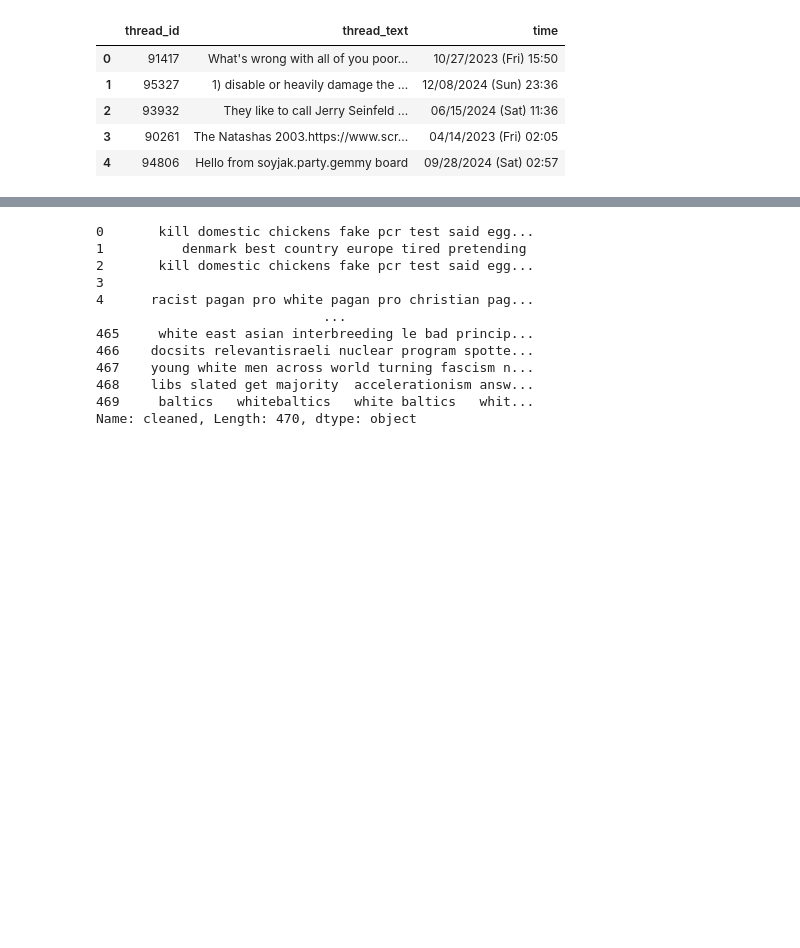
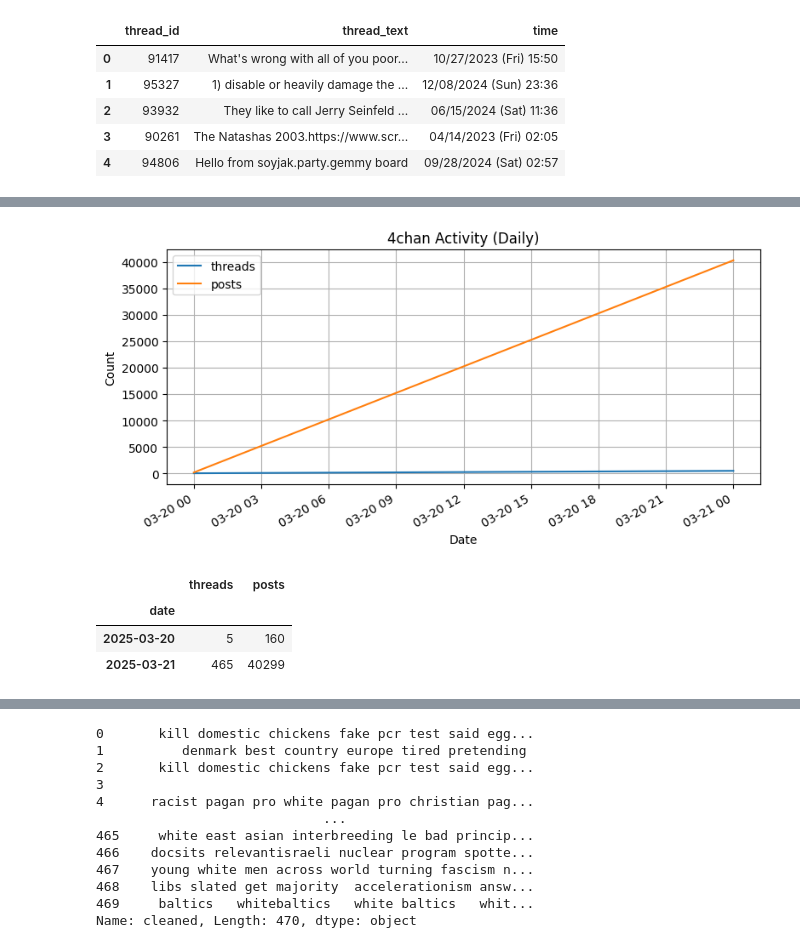
Before and after one commit to Kyrie-Alysa/Data-Forensics, a Jupyter notebook: DataExploration.ipynb, the cells around one changed output, grey strips where cells are left out. Cells and saved outputs as stored; diff of their text form; code cells hidden in the pictures; blank space fills up the shorter version.

```diff
--- a/DataExploration.ipynb
+++ b/DataExploration.ipynb
@@ -82,0 +138,50 @@ chan4_threads['time'] = chan4_threads['time'].str.split('No.').str[0]
+# %%
+import matplotlib.pyplot as plt
+import pandas as pd
+
+def plot_activity_over_time(threads_df, posts_df, time_col='time', freq='D', title="Activity Over Time"):
+    """
+    Plots number of threads and posts over time.
+
+    Parameters:
+        threads_df (pd.DataFrame): DataFrame with threads (must have datetime column)
+        posts_df (pd.DataFrame): DataFrame with posts (must have datetime column)
+        time_col (str): Name of the datetime column (default='time')
+        freq (str): Aggregation frequency (e.g. 'D' = daily, 'W' = weekly)
+        title (str): Title for the plot
+    """
+    # Convert datetime column to desired frequency (daily or weekly)
+    threads_df = threads_df.copy()
+    posts_df = posts_df.copy()
+
+    threads_df['date'] = threads_df[time_col].dt.to_period(freq).dt.to_timestamp()
+    posts_df['date'] = posts_df[time_col].dt.to_period(freq).dt.to_timestamp()
+
+    # Count number of entries per date
+    threads_count = threads_df.groupby('date').size().rename('threads')
+    posts_count = posts_df.groupby('date').size().rename('posts')
+
+    # Combine into one DataFrame
+    activity_df = pd.concat([threads_count, posts_count], axis=1).fillna(0)
+
+    # Plot
+    activity_df.plot(figsize=(8, 4))
+    plt.title(title)
+    plt.xlabel("Date")
+    plt.ylabel("Count")
+    plt.grid(True)
+    plt.tight_layout()
+    plt.show()
+
+    return activity_df
+# %%
+chan4_activity = plot_activity_over_time(chan4_threads, chan4_posts, time_col='time', freq='D', title="4chan Activity (Daily)")
+# %% [output]
+[figure, added]
+# %%
+chan4_activity
+# %% [output]
+|  | threads | posts |
+| date |  |  |
+| 2025-03-20 | 5 | 160 |
+| 2025-03-21 | 465 | 40299 |
```
Also changed, not shown: parts of 56 cells of this notebook.
